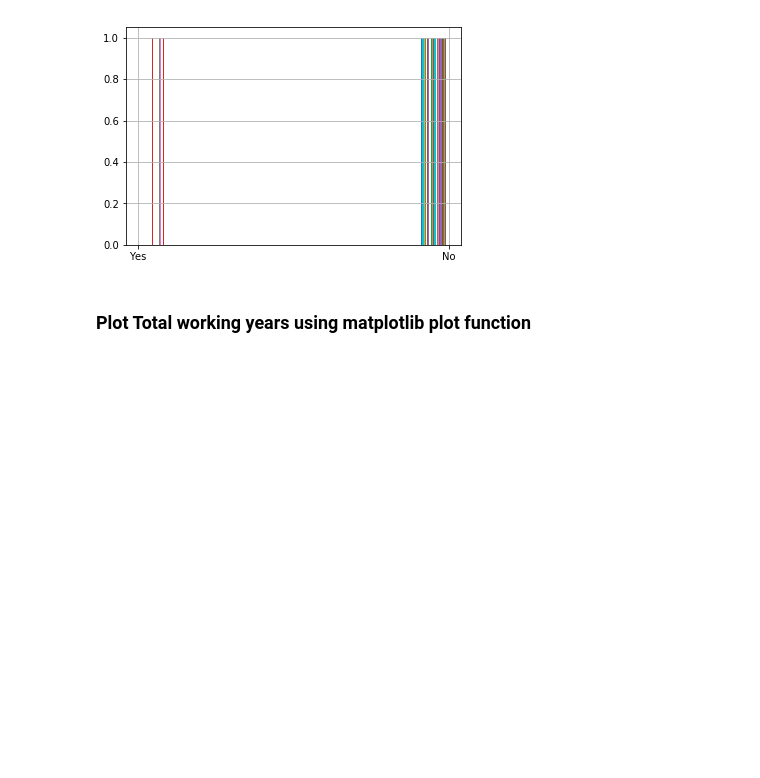
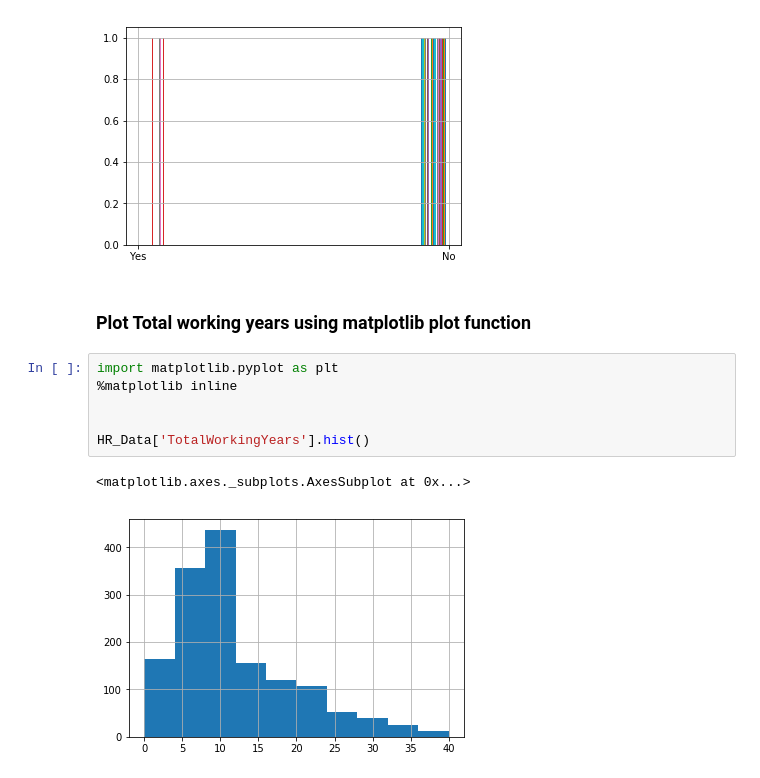
Before and after one commit to GreatLearningAIML1/delhi-may19-batch-abhishekrepo2102, a Jupyter notebook: R1-Lab-External_Questions.ipynb, the cells around one changed output. Saved outputs shown, nothing was run; the diff lists cells and outputs as text; blank space fills up the shorter version.

```diff
--- a/R1-Lab-External_Questions.ipynb
+++ b/R1-Lab-External_Questions.ipynb
@@ -328,3 +352,12 @@ HR_Data['Attrition'].hist()
 [figure]
 # %% [markdown]
 ### Plot Total working years using matplotlib plot function
+# %%
+import matplotlib.pyplot as plt
+%matplotlib inline
+
+
+HR_Data['TotalWorkingYears'].hist()
+# %% [output]
+<matplotlib.axes._subplots.AxesSubplot at 0x...>
+[figure, added]
```
Also changed, not shown: parts of 3 cells of this notebook.
